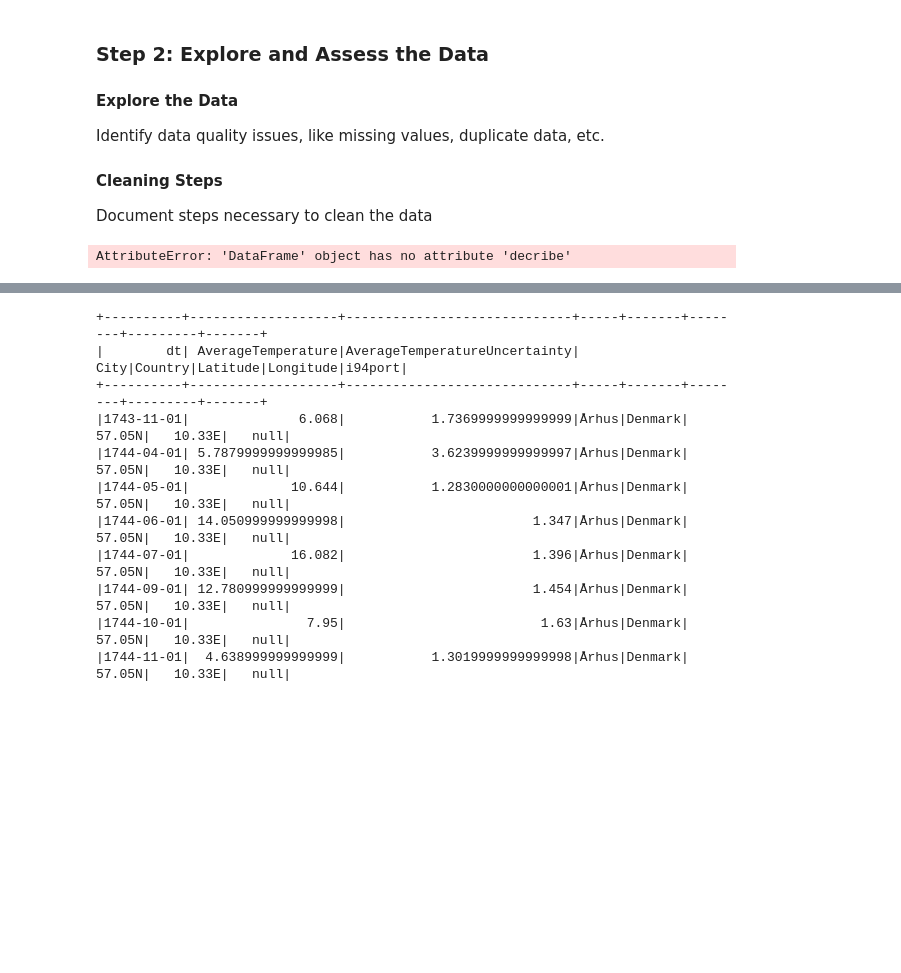
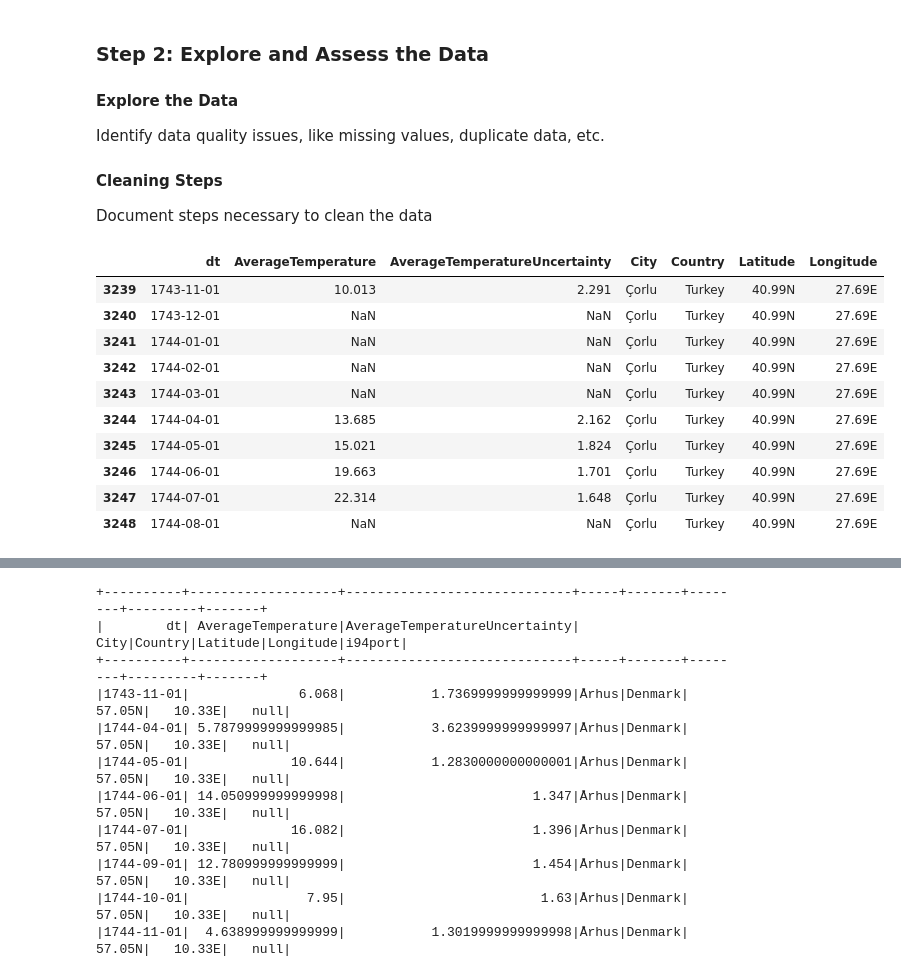
Before and after one commit to 0xCakin/CapstoneProject, a Jupyter notebook: Capstone Project Template.ipynb, the cells around one changed output, grey strips where cells are left out. Saved outputs shown, nothing was run; the diff lists cells and outputs as text; code cells hidden in the pictures; blank space fills up the shorter version.

```diff
--- a/Capstone Project Template.ipynb
+++ b/Capstone Project Template.ipynb
@@ -138,7 +126,19 @@ Identify data quality issues, like missing values, duplicate data, etc.
 
 #### Cleaning Steps
 Document steps necessary to clean the data
+# %%
+df_country = df_temp_data[df_temp_data["Country"] == "Turkey"]
 # %%
-df_country
+df_country.head(10)
 # %% [output]
-AttributeError: 'DataFrame' object has no attribute 'decribe'
+|  | dt | AverageTemperature | AverageTemperatureUncertainty | City | Country | Latitude | Longitude |
+| 3239 | 1743-11-01 | 10.013 | 2.291 | Çorlu | Turkey | 40.99N | 27.69E |
+| 3240 | 1743-12-01 | NaN | NaN | Çorlu | Turkey | 40.99N | 27.69E |
+| 3241 | 1744-01-01 | NaN | NaN | Çorlu | Turkey | 40.99N | 27.69E |
+| 3242 | 1744-02-01 | NaN | NaN | Çorlu | Turkey | 40.99N | 27.69E |
+| 3243 | 1744-03-01 | NaN | NaN | Çorlu | Turkey | 40.99N | 27.69E |
+| 3244 | 1744-04-01 | 13.685 | 2.162 | Çorlu | Turkey | 40.99N | 27.69E |
+| 3245 | 1744-05-01 | 15.021 | 1.824 | Çorlu | Turkey | 40.99N | 27.69E |
+| 3246 | 1744-06-01 | 19.663 | 1.701 | Çorlu | Turkey | 40.99N | 27.69E |
+| 3247 | 1744-07-01 | 22.314 | 1.648 | Çorlu | Turkey | 40.99N | 27.69E |
+| 3248 | 1744-08-01 | NaN | NaN | Çorlu | Turkey | 40.99N | 27.69E |
```
Also changed, not shown: parts of 10 cells of this notebook.
